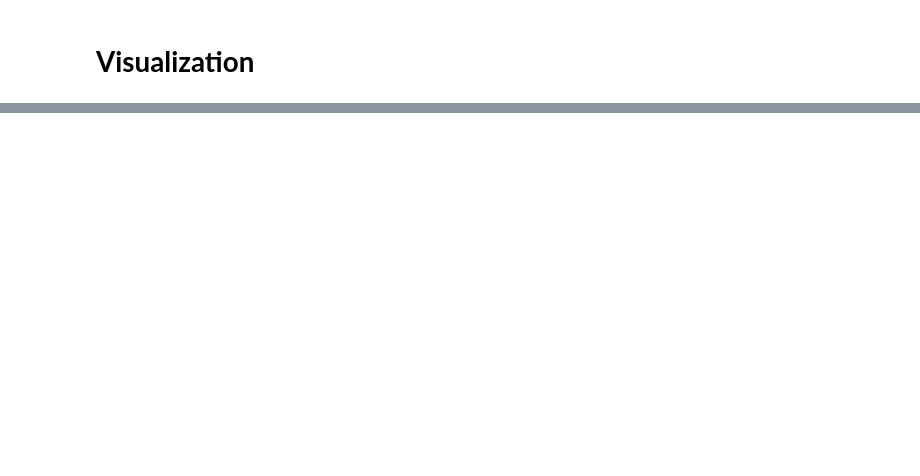
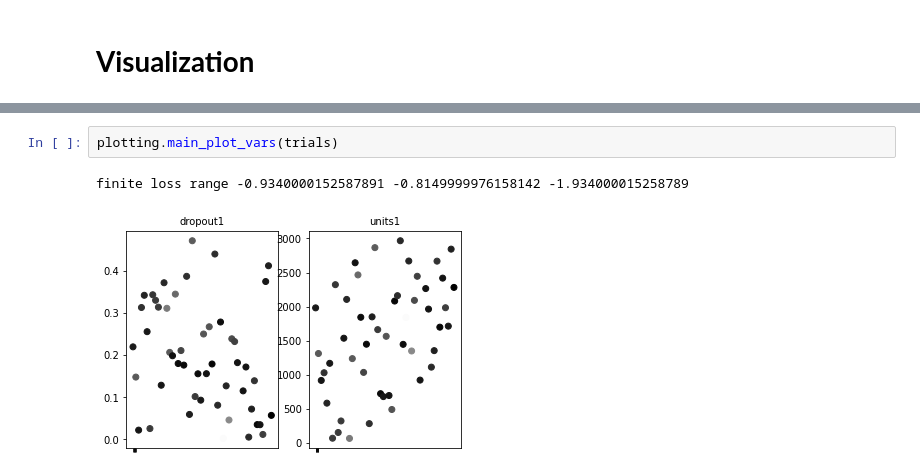
Before and after one commit to marcinwolter/DeepLearning_2020, a Jupyter notebook: mnist_mlp_minimal_hyperopt.ipynb, the cells around one changed output, grey strips where cells are left out. Drawn from its saved outputs; the diff is of its cells as text; blank space fills up the shorter version.

```diff
--- a/mnist_mlp_minimal_hyperopt.ipynb
+++ b/mnist_mlp_minimal_hyperopt.ipynb
@@ -149,3 +143,8 @@ best accuracy:  0.9300000071525574
+# %%
+plotting.main_plot_vars(trials)
+# %% [output]
+finite loss range -0.9340000152587891 -0.8149999976158142 -1.934000015258789
+[figure, added]
 # %%
 #units vs time
 
```
Also changed, not shown: parts of 13 cells of this notebook.
